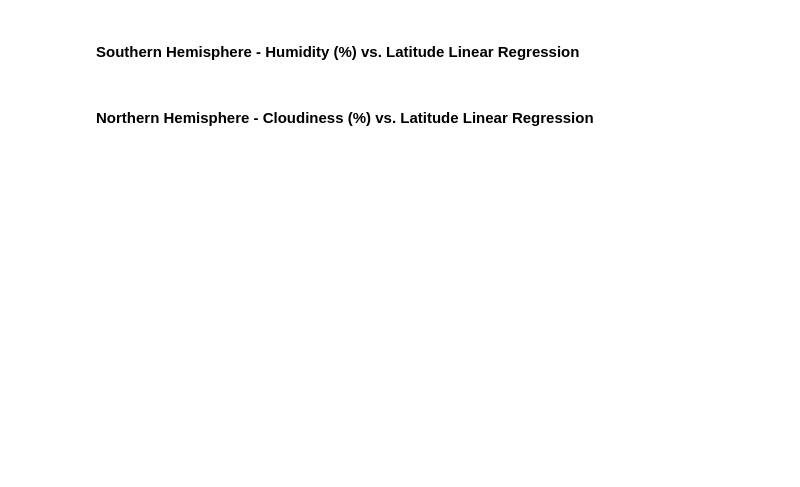
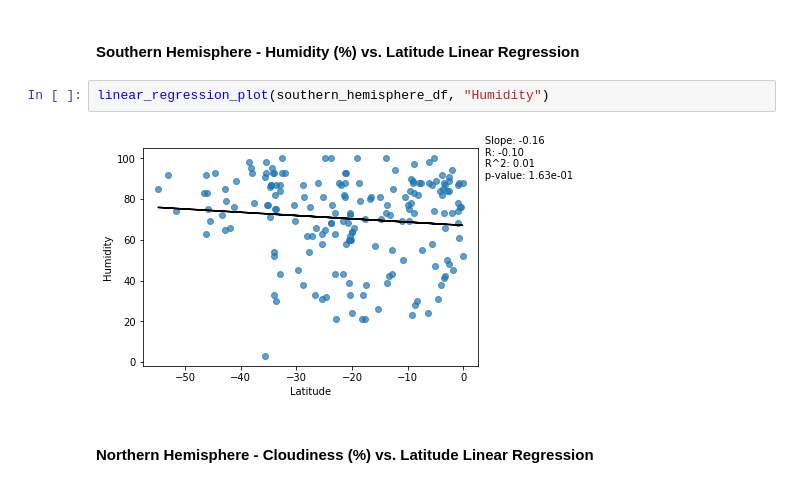
Before and after one commit to kpessa/api-challenge, a Jupyter notebook: WeatherPy.ipynb, the cells around one changed output. Drawn from its saved outputs; the diff is of its cells as text; blank space fills up the shorter version.

```diff
--- a/WeatherPy.ipynb
+++ b/WeatherPy.ipynb
@@ -229,4 +235,8 @@ linear_regression_plot(southern_hemisphere_df, "Max Temp")
 # %% [markdown]
 ####  Southern Hemisphere - Humidity (%) vs. Latitude Linear Regression
+# %%
+linear_regression_plot(southern_hemisphere_df, "Humidity")
+# %% [output]
+[figure, added]
 # %% [markdown]
 ####  Northern Hemisphere - Cloudiness (%) vs. Latitude Linear Regression
```
Also changed, not shown: parts of 9 cells of this notebook, 8 other files.
